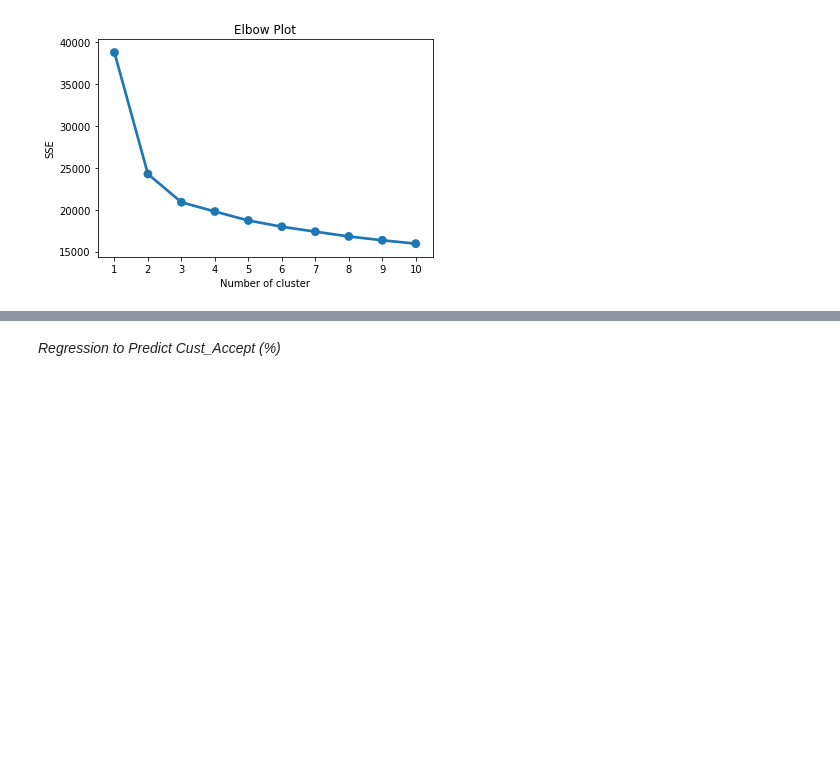
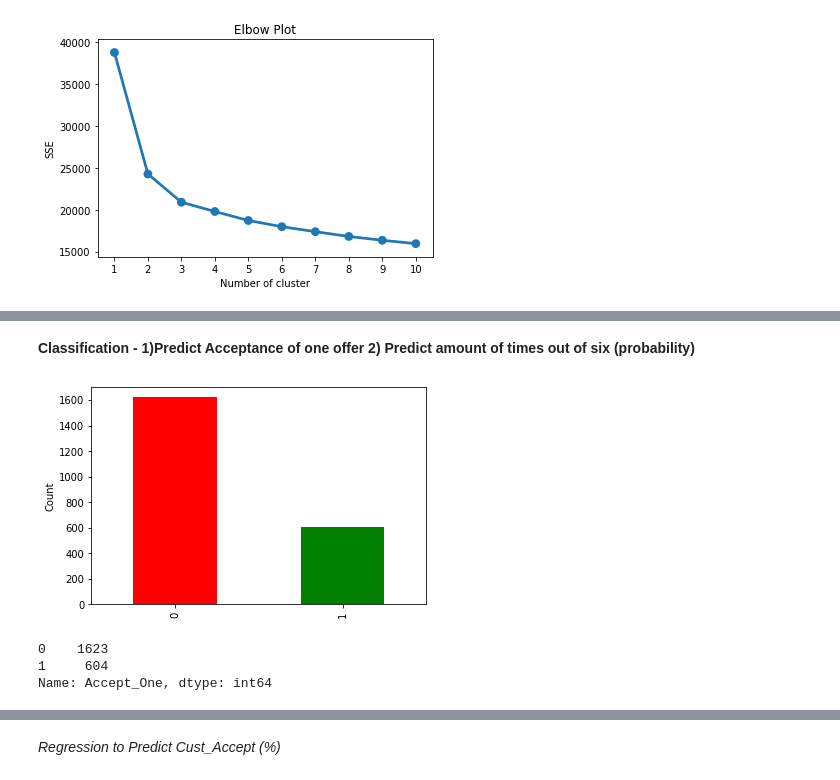
Before and after one commit to RachidRezzik/Market_Camp, a Jupyter notebook: Machine_Learning.ipynb, the cells around one changed output, grey strips where cells are left out. Drawn from its saved outputs; the diff is of its cells as text; code cells hidden in the pictures; blank space fills up the shorter version.

```diff
--- a/Machine_Learning.ipynb
+++ b/Machine_Learning.ipynb
@@ -148,0 +155,14 @@ Numerical Data - Grouped by Cluster (Means)
+# %% [markdown]
+**Classification - 1)Predict Acceptance of one offer  2) Predict amount of times out of six (probability)**
+# %%
+### Imbalanced Classification Targets ###
+my_colors = ['red', 'green']
+marketing['Accept_One'].value_counts().plot(kind='bar', color=my_colors)
+plt.ylabel('Count')
+plt.show()
+print(marketing['Accept_One'].value_counts())
+# %% [output]
+[figure, added]
+0    1623
+1     604
+Name: Accept_One, dtype: int64
```
Also changed, not shown: parts of 20 cells of this notebook, 2 other files.
